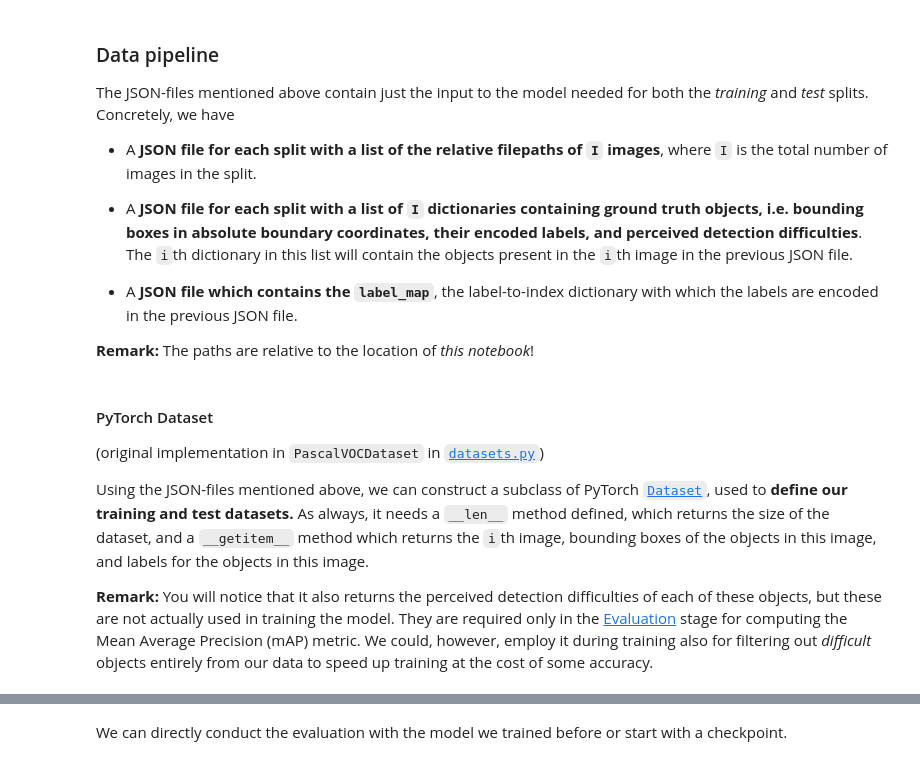
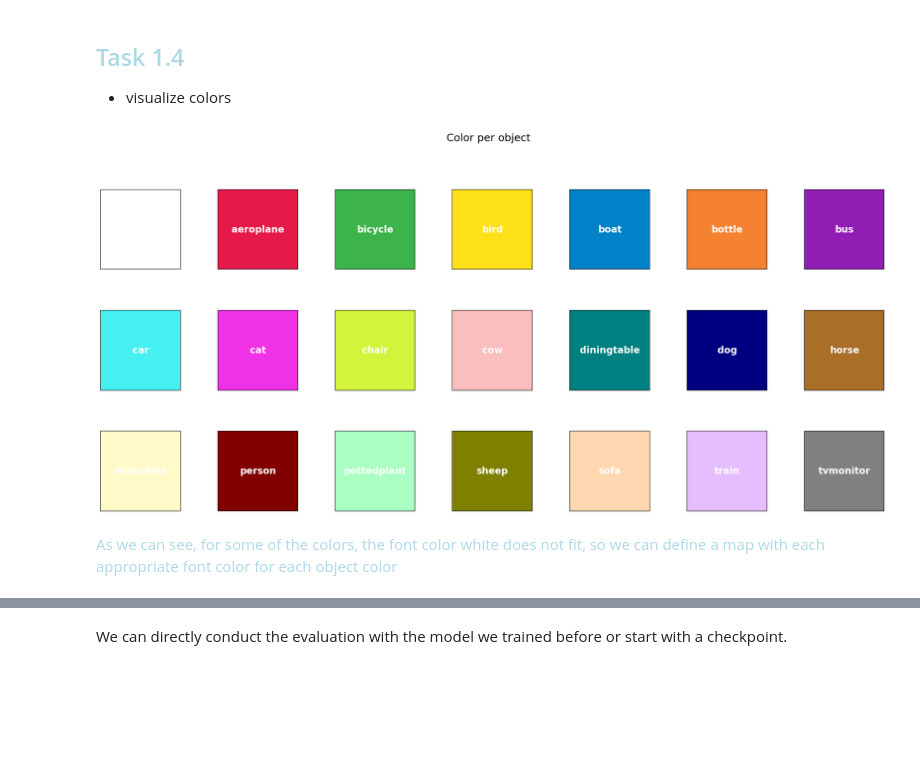
Before and after one commit to osama-alk/DeepLearningInMachineVis-Exercises, a Jupyter notebook: Object Detection/Osama_Josh_Intro_OD_MD.ipynb, the cells around one changed output, grey strips where cells are left out. Cells and saved outputs as stored; diff of their text form; code cells hidden in the pictures; blank space fills up the shorter version.

Commit message:
miniproj obj Detection

```diff
--- a/Object Detection/Osama_Josh_Intro_OD_MD.ipynb
+++ b/Object Detection/Osama_Josh_Intro_OD_MD.ipynb
@@ -148,20 +88,36 @@ Therefore, **ground truth labels fed to the model must be a list of length `N`,
-# %% [markdown]
-### Data pipeline
-
-The JSON-files mentioned above contain just the input to the model needed for both the _training_ and _test_ splits. Concretely, we have
-
-- A **JSON file for each split with a list of the relative filepaths of `I` images**, where `I` is the total number of images in the split.
-
-- A **JSON file for each split with a list of `I` dictionaries containing ground truth objects, i.e. bounding boxes in absolute boundary coordinates, their encoded labels, and perceived detection difficulties**. The `i`th dictionary in this list will contain the objects present in the `i`th image in the previous JSON file.
-
-- A **JSON file which contains the `label_map`**, the label-to-index dictionary with which the labels are encoded in the previous JSON file.
-
-**Remark:** The paths are relative to the location of *this notebook*!
-# %% [markdown]
-#### PyTorch Dataset
-
-(original implementation in `PascalVOCDataset` in [`datasets.py`](https://github.com/sgrvinod/a-PyTorch-Tutorial-to-Object-Detection/blob/master/datasets.py))
-
-Using the JSON-files mentioned above, we can construct a subclass of PyTorch [`Dataset`](https://pytorch.org/docs/master/data.html#torch.utils.data.Dataset), used to **define our training and test datasets.** As always, it needs a `__len__` method defined, which returns the size of the dataset, and a `__getitem__` method which returns the `i`th image, bounding boxes of the objects in this image, and labels for the objects in this image.
-
-**Remark:** You will notice that it also returns the perceived detection difficulties of each of these objects, but these are not actually used in training the model. They are required only in the [Evaluation](#Evaluation) stage for computing the Mean Average Precision (mAP) metric. We could, however, employ it during training also for filtering out _difficult_ objects entirely from our data to speed up training at the cost of some accuracy.
+# %% [markdown]
+## <div style="color:lightblue"> Task 1.4 <br>
+- visualize colors
+# %%
+import numpy as np
+import matplotlib.pyplot as plt
+from PIL import Image
+
+# Function to convert hex color to RGB
+def hex_to_rgb(hex_color):
+    hex_color = hex_color.lstrip('#')
+    return tuple(int(hex_color[i:i+2], 16) for i in (0, 2, 4))
+
+numofcols = 7
+fig, axs = plt.subplots(nrows=3, ncols=numofcols)
+fig.set_size_inches(20, 10)
+fig.suptitle('Color per object\n', size=18)
+fig.tight_layout(pad=3.0)
+
+# Plot each class with its color
+for idx, label in rev_label_map.items():
+    img = np.zeros([100, 100, 3], dtype=np.uint8)
+    color = hex_to_rgb(label_color_map[label])
+    img[:, :, :] = color
+    i = idx // numofcols
+    j = idx % numofcols
+    axs[i, j].imshow(img)
+    axs[i, j].set_xticks([])
+    axs[i, j].set_yticks([])
+    axs[i, j].text(50, 50, f'{label}', color='white', fontsize=16, ha='center', va='center', fontweight='bold')
+
+plt.show()
+# %% [output]
+[figure, added]
+# %% [markdown]
+<div style="color:lightblue"> As we can see, for some of the colors, the font color white does not fit, so we can define a map with each appropriate font color for each object color
```
Also changed, not shown: parts of 70 cells of this notebook, 2 other files.
